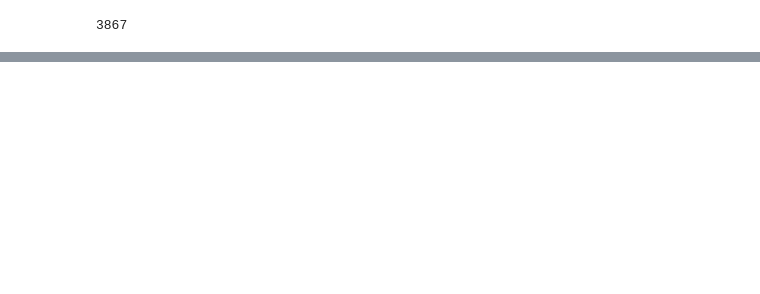
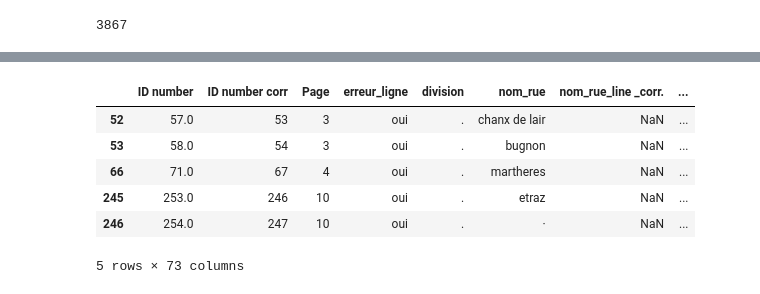
Before and after one commit to Awe-n/hum-450, a Jupyter notebook: filter.ipynb, the cells around one changed output, grey strips where cells are left out. Saved outputs shown, nothing was run; the diff lists cells and outputs as text; code cells hidden in the pictures; blank space fills up the shorter version.

Commit message:
full filter

```diff
--- a/filter.ipynb
+++ b/filter.ipynb
@@ -93,0 +96,8 @@ df4.to_excel(excel_name[:-5] + '_filtered.xlsx', index=False)
+# %%
+## print the length of the useful columns
+len(useful_columns)
+
+## create a new dataframe with only the useful columns
+## df4 filtered with the condition that the value of the first four columns is not '·'
+## df5 filtered with the condition that the value of the first len(useful_columns) columns is not '·' nor empty
+df5 = df2[df4.iloc[:,:len(useful_columns)].notnull().all(axis=1)]
@@ -93,0 +117,17 @@ df4.to_excel(excel_name[:-5] + '_filtered.xlsx', index=False)
+# %%
+## get the id of all the rows that are in df5
+useful_rows = df5.index
+
+## use the id to filter the original dataframe, df
+df6 = df.iloc[useful_rows]
+
+## print the first 5 rows of the new dataframe
+df6.head()
+# %% [output]
+|  | ID number | ID number corr | Page | erreur_ligne | division | nom_rue | nom_rue_line _corr. | ... |
+| 52 | 57.0 | 53 | 3 | oui | . | chanx de lair | NaN | ... |
+| 53 | 58.0 | 54 | 3 | oui | . | bugnon | NaN | ... |
+| 66 | 71.0 | 67 | 4 | oui | . | martheres | NaN | ... |
+| 245 | 253.0 | 246 | 10 | oui | . | etraz | NaN | ... |
+| 246 | 254.0 | 247 | 10 | oui | . | · | NaN | ... |
+5 rows × 73 columns
```
Also changed, not shown: parts of 4 cells of this notebook, 4 other files.
